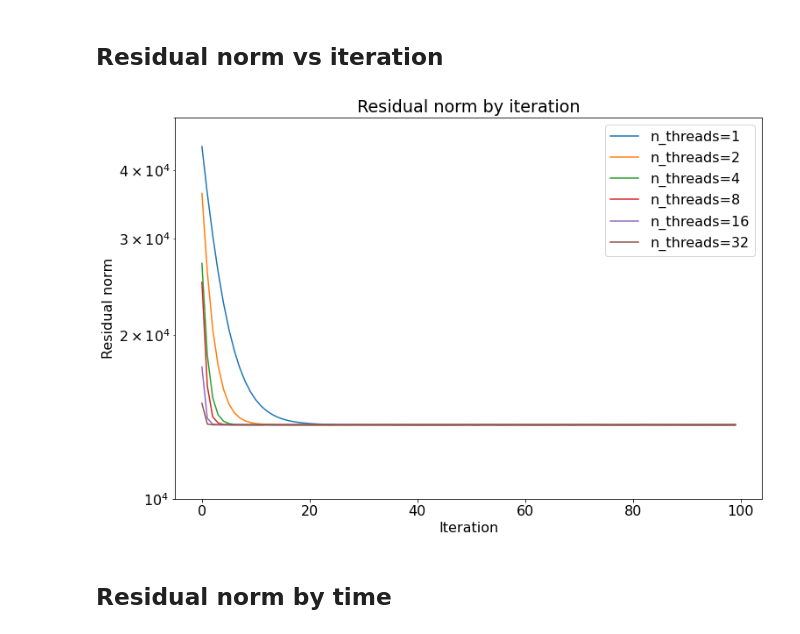
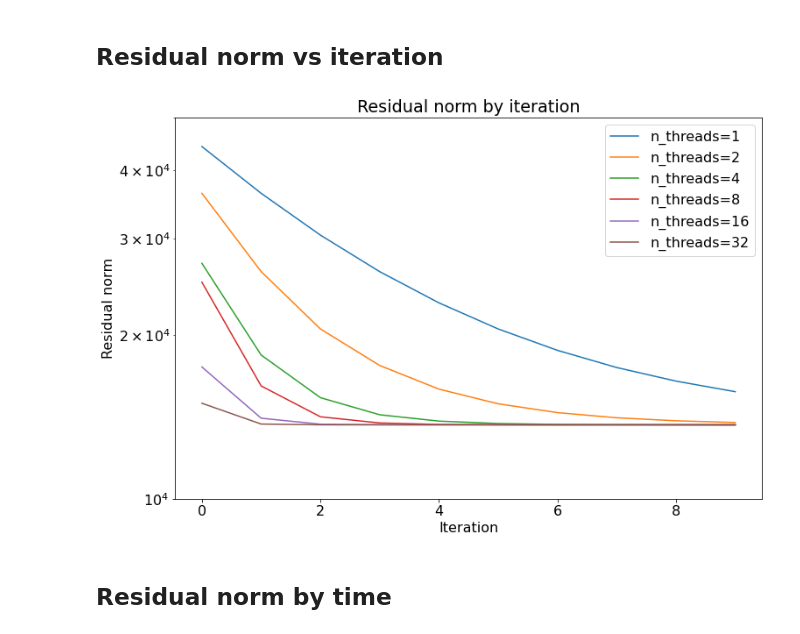
Before and after one commit to brandomagnani/HPC-Final-Project, a Jupyter notebook: analysis.ipynb, the cells around one changed output. Saved outputs shown, nothing was run; the diff lists cells and outputs as text; code cells hidden in the pictures.

```diff
--- a/analysis.ipynb
+++ b/analysis.ipynb
@@ -21,21 +21,21 @@ dfs = {
 # %%
 fig, ax = plt.subplots(figsize=(12,8))
 
 for i in thread_counts:
     df = dfs['{}_threads'.format(i)]
 
-    ax.semilogy(df['residual_norm'], label='n_threads={}'.format(i))
+    ax.semilogy(df['residual_norm'][:10], label='n_threads={}'.format(i))
 
 ax.set(
     xlabel='Iteration',
     ylabel='Residual norm',
     title='Residual norm by iteration',
     ylim=(1e4,5e4)
 )
 
 ax.legend();
 # %% [output]
-[figure, old version]
+[figure, new version]
 # %% [markdown]
 ## Residual norm by time
 # %%
```
Also changed, not shown: parts of 1 cell of this notebook, 9 other files.
